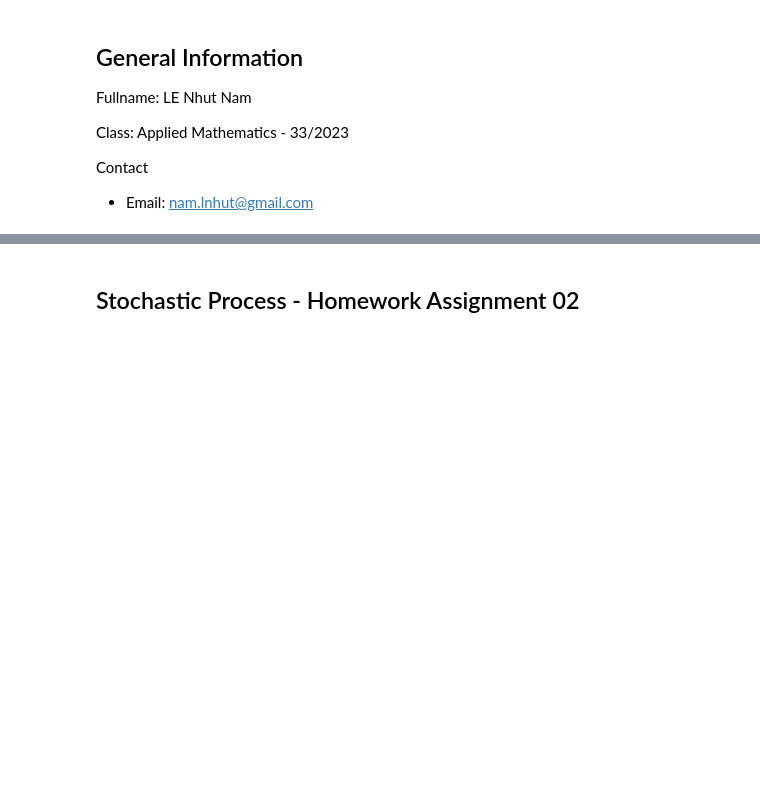
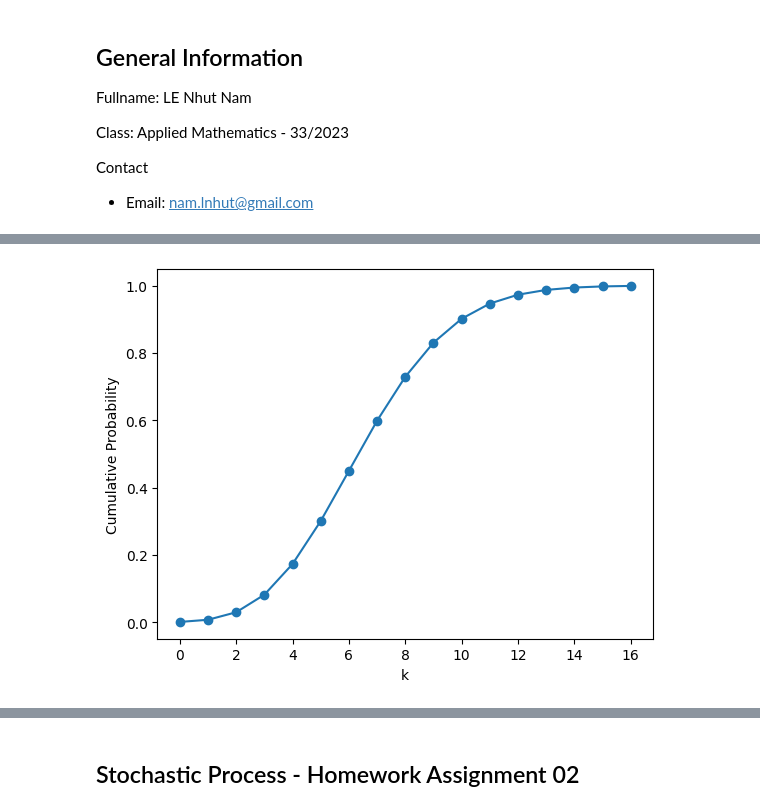
Before and after one commit to lnhutnam/MTT012, a Jupyter notebook: HCMUS_MTT012_StochasticProcess/HW_A2.ipynb, the cells around one changed output, grey strips where cells are left out. Saved outputs shown, nothing was run; the diff lists cells and outputs as text; code cells hidden in the pictures; blank space fills up the shorter version.

```diff
--- a/HCMUS_MTT012_StochasticProcess/HW_A2.ipynb
+++ b/HCMUS_MTT012_StochasticProcess/HW_A2.ipynb
@@ -15,0 +49,13 @@ from collections import Counter
+# %%
+def poisson_cdf(_k: int, _lambda: float):
+    """Python implementation of the CDF (cumulative distribution function) of a Poisson distribution.
+
+    Args:
+        _k (int): the number of occurrences
+        _lambda (float): $\lambda$: real number, $\lambda = E(X) = \mu$
+    """
+    cdf = 0
+    for i in range(_k+1):
+        cdf += poisson_pmf(i, _lambda)
+
+    return cdf
@@ -15,0 +104,7 @@ from collections import Counter
+# %%
+cdf = []
+
+for ik in k:
+    cdf.append(poisson_cdf(ik, _lambda=7))
+
+cdf = np.round(cdf, 5)
@@ -15,0 +132,8 @@ from collections import Counter
+# %%
+plt.plot(k, cdf, marker='o')
+plt.xlabel('k')
+plt.ylabel('Cumulative Probability')
+
+plt.show()
+# %% [output]
+[figure, added]
```
Also changed, not shown: parts of 56 cells of this notebook, 3 other files.
